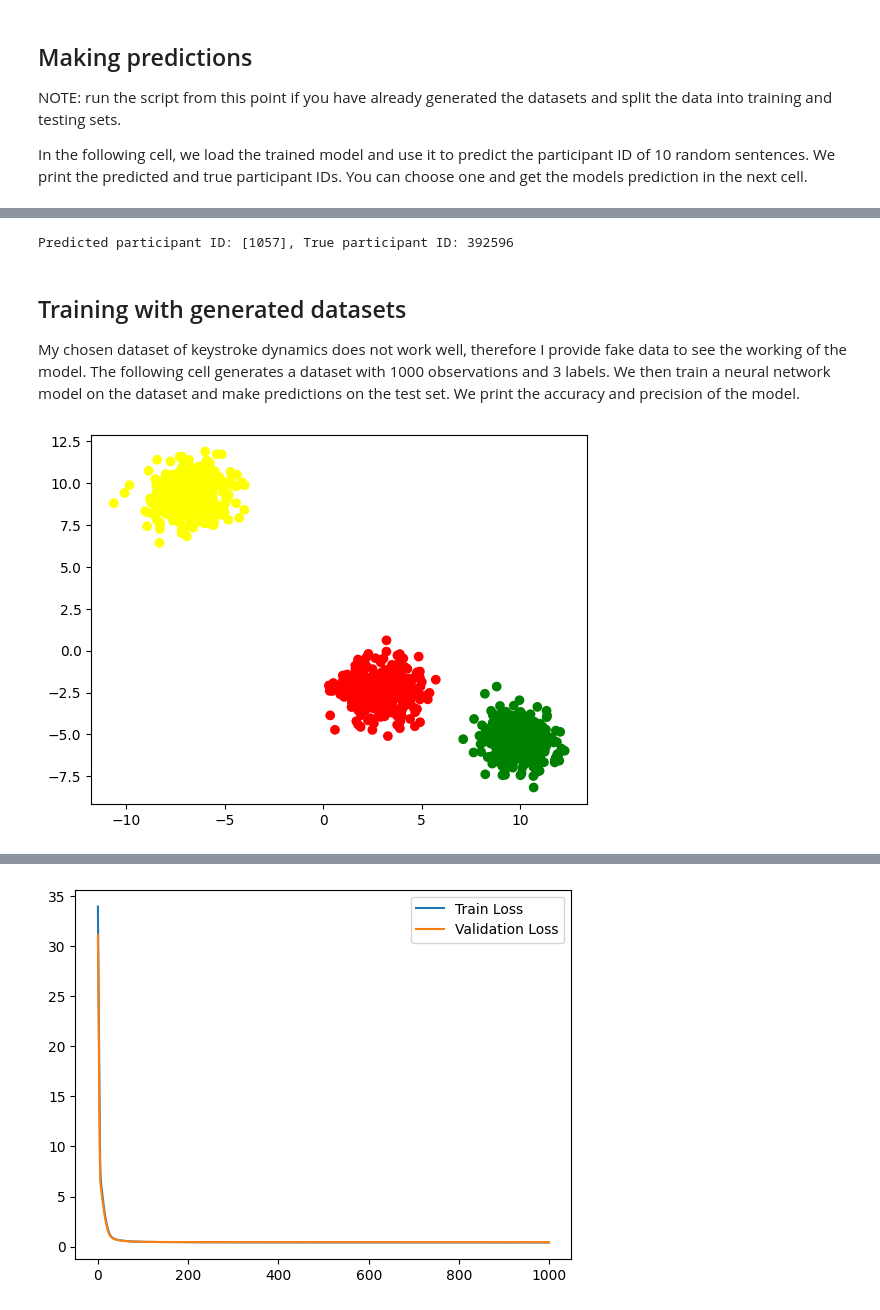
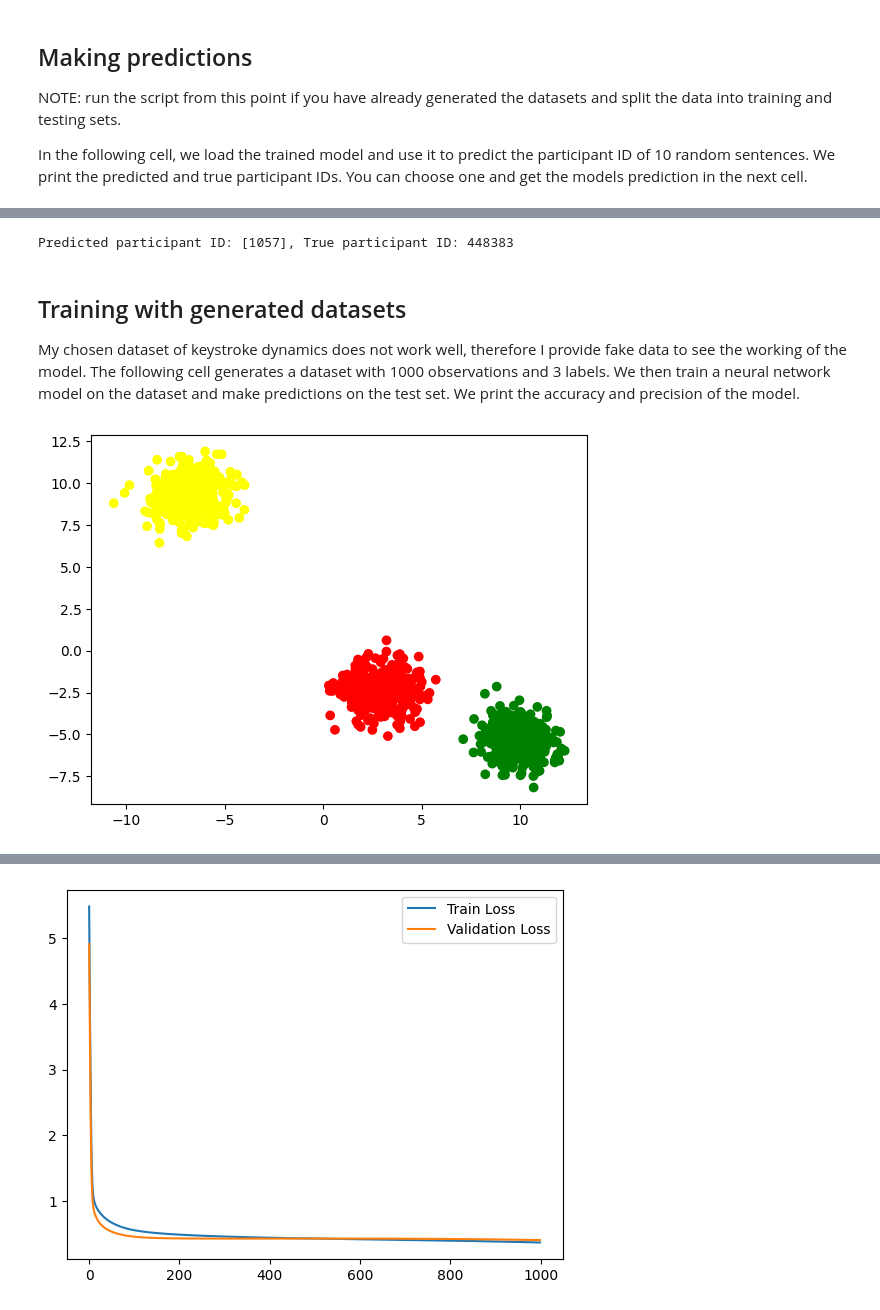
Before and after one commit to carlotta-mah/keystroke_gen, a Jupyter notebook: src/ks_model_interact.ipynb, the cells around one changed output, grey strips where cells are left out. Saved outputs shown, nothing was run; the diff lists cells and outputs as text; code cells hidden in the pictures.

```diff
--- a/src/ks_model_interact.ipynb
+++ b/src/ks_model_interact.ipynb
@@ -22,10 +23,11 @@ current working directory:  /Users/miamahncke/Development/keystroke_gen/src
 Get the share of data reserverd for training and testing.
 NOTE: Run the script from this point if you have restarted the kernel but do not want to rewrite the data.
 # %%
-import src.data_processor as data_processor
+from src.data_processor import KeystrokeDataReader
 from sklearn.model_selection import train_test_split
-from sklearn.preprocessing import LabelEncoder
+from src.label_encoder import KeystrokeLabelEncoder
 
+data_processor = KeystrokeDataReader()
 # Load the dataset
 dataset = data_processor.get_train_data()
 
@@ -33,8 +35,8 @@ dataset = data_processor.get_train_data()
 X = dataset.data  # Features
 y = dataset.labels  # Target labels
 # Encode the target variable (PARTICIPANT_ID) using LabelEncoder
-label_encoder = LabelEncoder()
-y_encoded = data_processor.encode_participant_ids(label_encoder.fit_transform(y))
+label_encoder = KeystrokeLabelEncoder()
+y_encoded = label_encoder.fit_transform(y)
 
 # Split the dataset into training and testing sets
 X_train, X_test, y_train, y_test = train_test_split(X, y_encoded, test_size=0.2, random_state=42)
@@ -50,9 +52,9 @@ Feel free to vary the hidden layers and the number of epochs or learning rate to
 import numpy as np
 from neural_network import NeuralNetwork
 # Initialize and train the neural network model
-layers = [X_train.shape[1], 7, 4, len(label_encoder.classes_)]
-nn = NeuralNetwork(layer_structure=layers, learning_rate=0.0001, activation='relu')
-nn.train(X_train, y_train, epochs=200)
+layers = [X_train.shape[1], 4, len(label_encoder.label_map)]
+nn = NeuralNetwork(layer_structure=layers, learning_rate=0.00001, activation='relu')
+nn.train(X_train, y_train, epochs=2000)
 
 
 # Get predictions and calculate the mean squared error
@@ -120,7 +139,7 @@ index = 3747
 pred, _ = nn.forward(unseen_X[index])
 print(f"Predicted participant ID: {label_encoder.inverse_transform([np.argmax(pred)])}, True participant ID: {unseen_y[index]}")
 # %% [output]
-Predicted participant ID: [1057], True participant ID: 392596
+Predicted participant ID: [1057], True participant ID: 448383
 # %% [markdown]
 ## Training with generated datasets
 
@@ -139,28 +158,28 @@ import matplotlib.pyplot as plt
 my_cmap = matplotlib.colors.LinearSegmentedColormap.from_list("", ["red", "yellow", "green"])
 
 # Generating 1000 observations with 10 labels
-data, labels = make_blobs(n_samples=1000, centers=3, n_features=3, random_state=30)
+data_gen, labels_gen = make_blobs(n_samples=1000, centers=3, n_features=3, random_state=30)
 
 # plot
-plt.scatter(data[:, 0], data[:, 1], c=labels, cmap=my_cmap)
+plt.scatter(data_gen[:, 0], data_gen[:, 1], c=labels_gen, cmap=my_cmap)
 plt.show()
 
 # one hot encoding for y
-label_encoder = LabelEncoder()
-y_encoded = data_processor.encode_participant_ids(label_encoder.fit_transform(labels))
+label_encoder_gen = KeystrokeLabelEncoder()
+y_encoded = label_encoder_gen.fit_transform(labels_gen)
 
 # split the data
-X_train, X_test, y_train, y_test = train_test_split(data, y_encoded, stratify=labels, test_size=0.2, random_state=42)
+X_train_g, X_test_g, y_train_g, y_test_g = train_test_split(data_gen, y_encoded, stratify=labels_gen, test_size=0.2, random_state=42)
 
 # Create a neural network instance
-layer_structure = [X_train.shape[1], 4, 3]
-nn = NeuralNetwork(file=None, layer_structure=layer_structure, learning_rate=0.00002, activation='relu')
+layer_structure_gen = [X_train.shape[1], 4, 2, 3]
+nn_gen = NeuralNetwork(file=None, layer_structure=layer_structure_gen, learning_rate=0.00002, activation='relu')
 
 # Train the neural network and make predictions on training data
-nn.train(X_train, y_train, epochs=1000)
-predictions = nn.get_prediction(X_test)
-print("_________ \n accuracy: ", nn.calculate_accuracy(y_test, predictions))
-print("_________ \n precision: ", nn.calculate_macro_precision(y_test, predictions))
+nn.train(X_train_g, y_train_g, epochs=500)
+predictions = nn.get_prediction(X_test_g)
+print("_________ \n accuracy: ", nn.calculate_accuracy(y_test_g, predictions))
+print("_________ \n macro-precision: ", nn.calculate_macro_precision(y_test_g, predictions))
 nn.plot_learning()
 # %% [output]
 [figure]
@@ -181 +195 @@ _________
-[figure, old version]
+[figure, new version]
```
Also changed, not shown: parts of 4 cells of this notebook.
